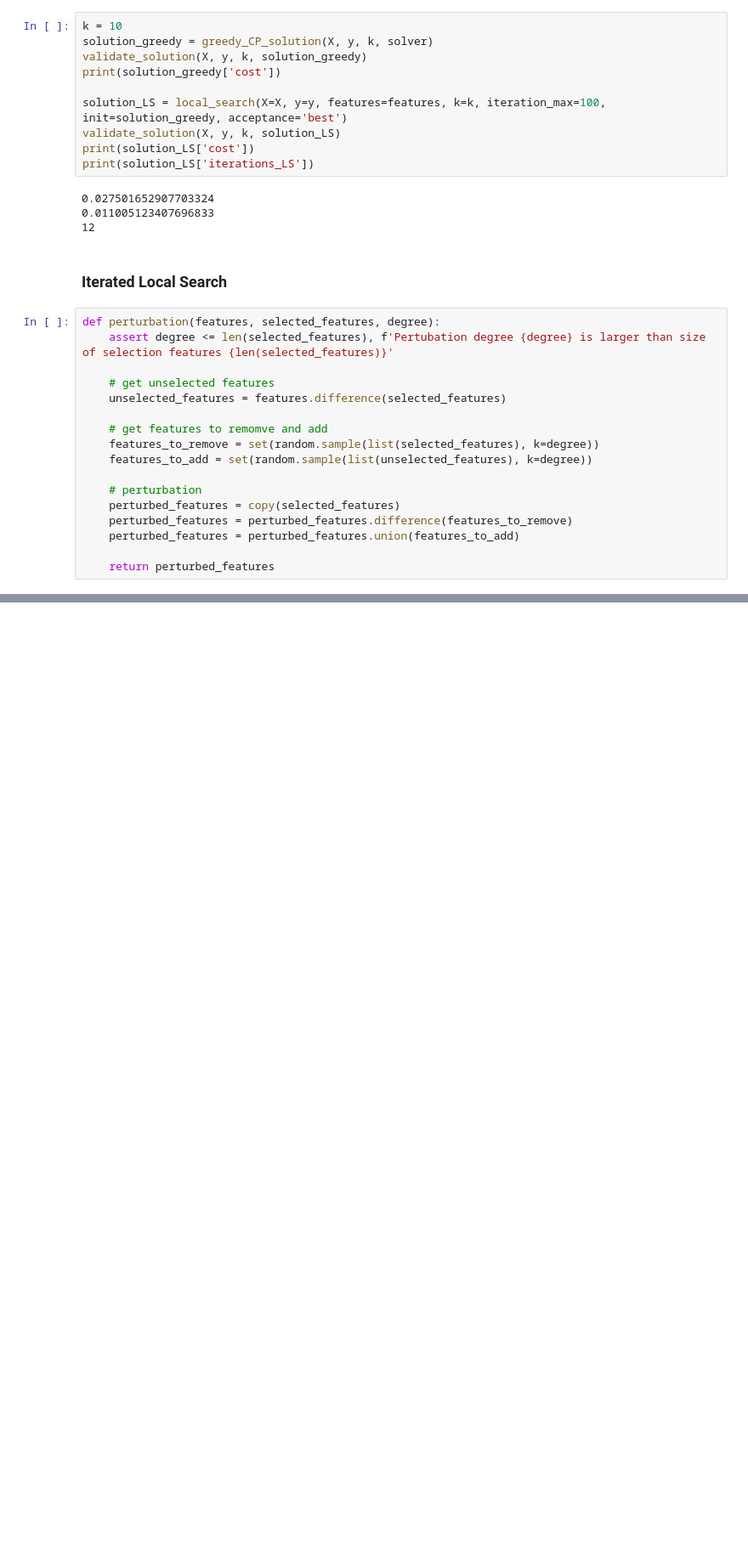
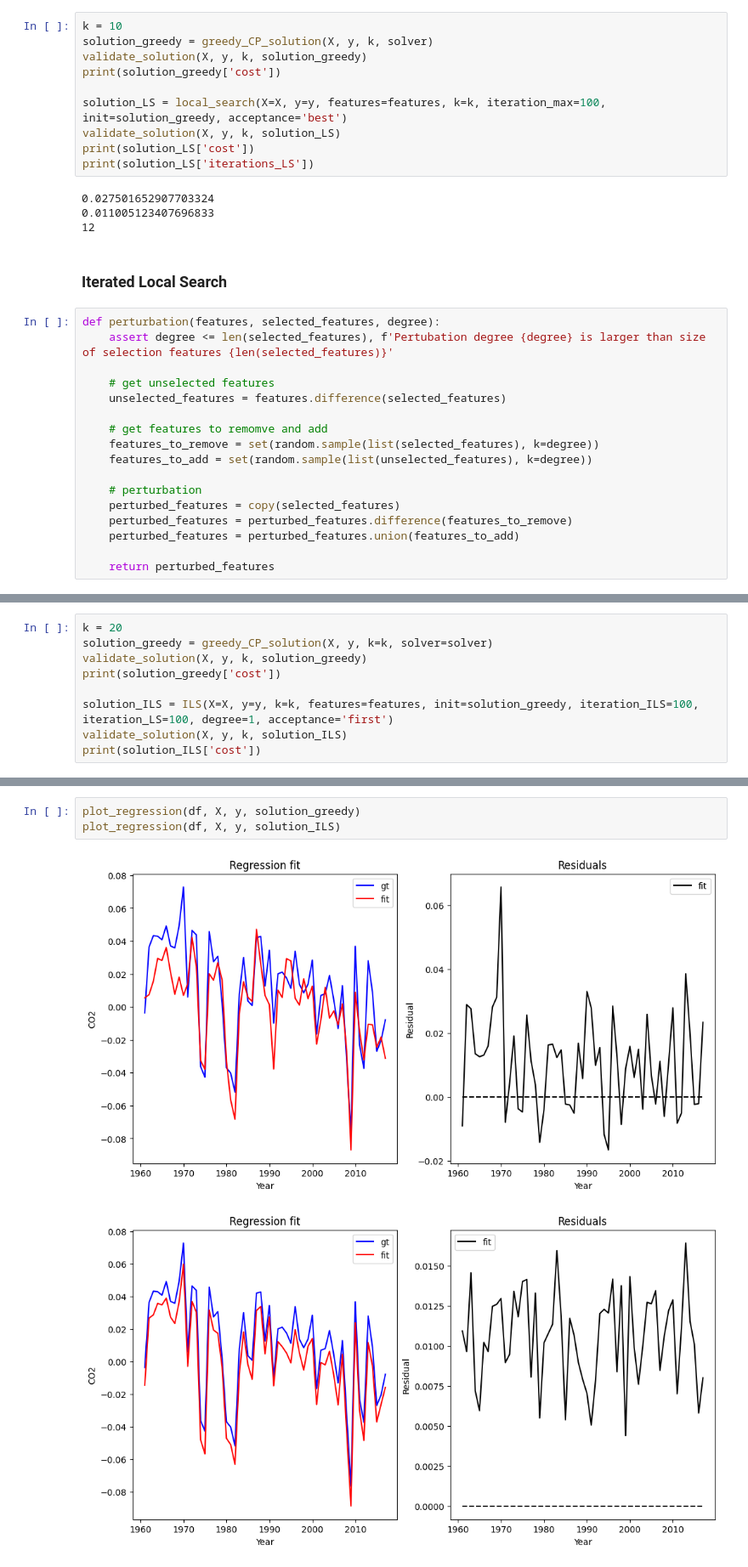
Before and after one commit to andr830g/Subset-Selection, a Jupyter notebook: Handin_2.ipynb, the cells around one changed output, grey strips where cells are left out. Shown at 85% size. Drawn from its saved outputs; the diff is of its cells as text; blank space fills up the shorter version.

```diff
--- a/Handin_2.ipynb
+++ b/Handin_2.ipynb
@@ -366,0 +387,9 @@ plot_regression(df, X, y, solution_ILS)
+# %%
+k = 20
+solution_greedy = greedy_CP_solution(X, y, k=k, solver=solver)
+validate_solution(X, y, k, solution_greedy)
+print(solution_greedy['cost'])
+
+solution_ILS = ILS(X=X, y=y, k=k, features=features, init=solution_greedy, iteration_ILS=100, iteration_LS=100, degree=1, acceptance='first')
+validate_solution(X, y, k, solution_ILS)
+print(solution_ILS['cost'])
@@ -366,0 +414,6 @@ plot_regression(df, X, y, solution_ILS)
+# %%
+plot_regression(df, X, y, solution_greedy)
+plot_regression(df, X, y, solution_ILS)
+# %% [output]
+[figure, added]
+[figure, added]
```
Also changed, not shown: parts of 9 cells of this notebook.
